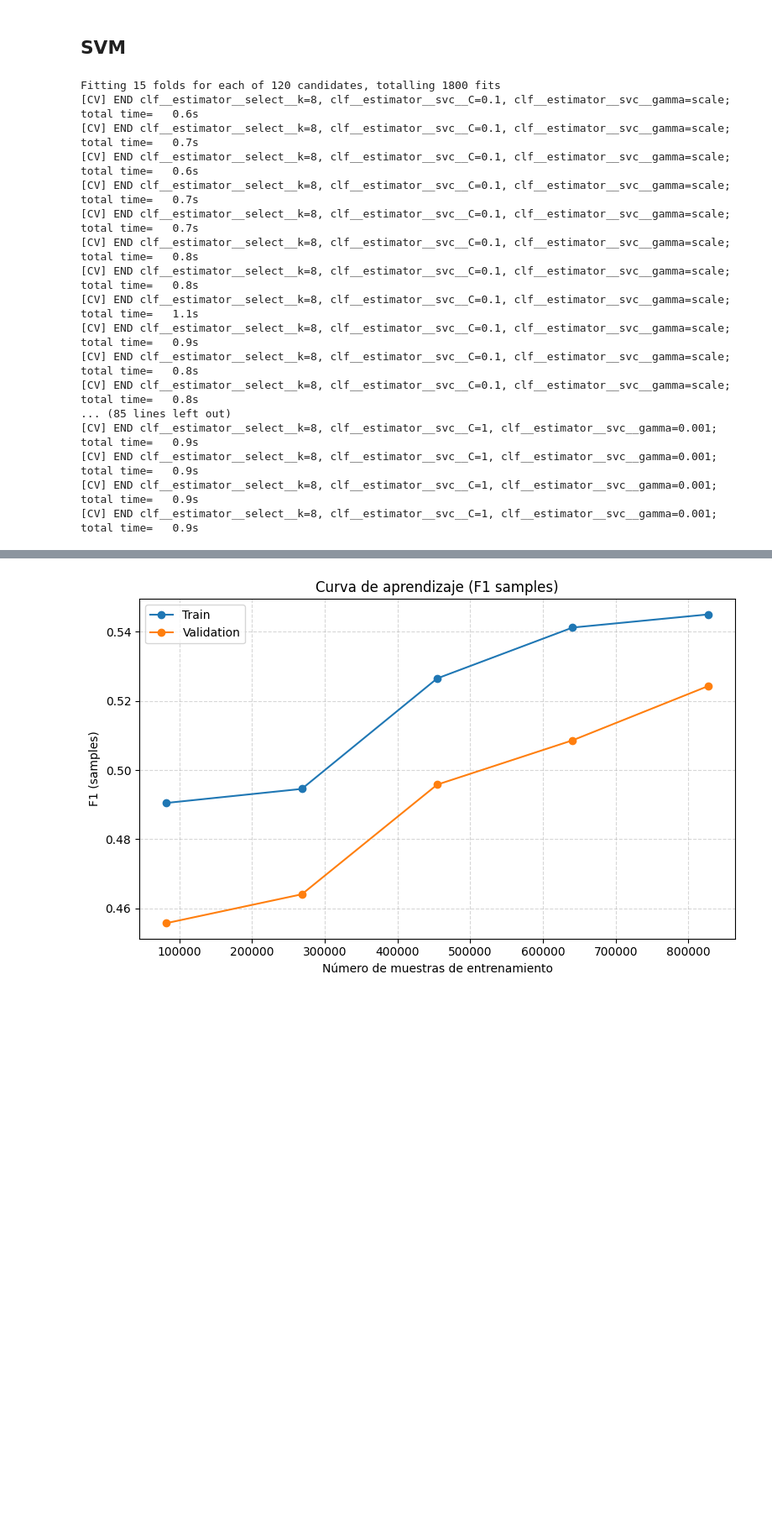
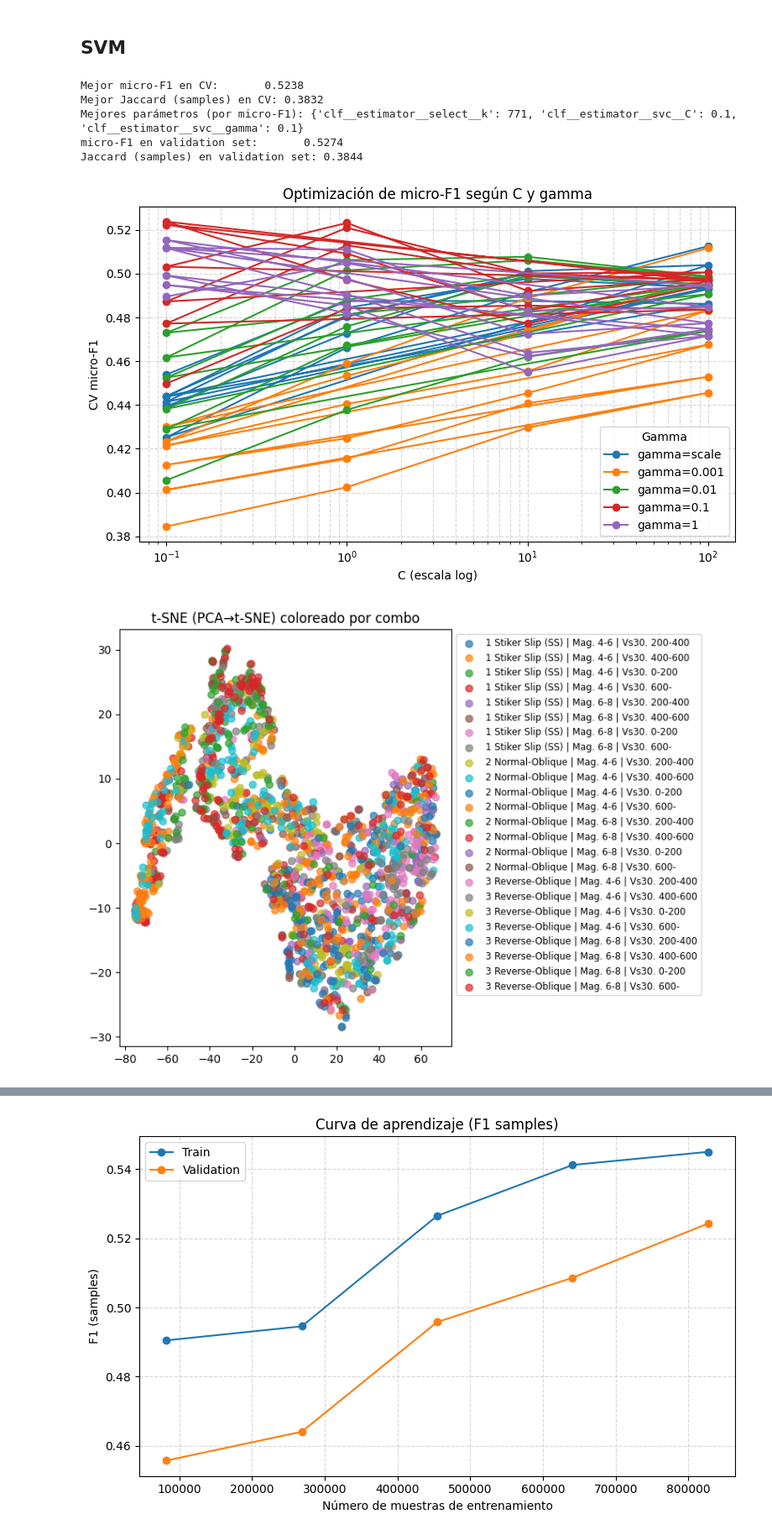
Before and after one commit to bpvacar/proyecto_ml, a Jupyter notebook: SVM.ipynb, the cells around one changed output, grey strips where cells are left out. Shown at 84% size. Cells and saved outputs as stored; diff of their text form; code cells hidden in the pictures; blank space fills up the shorter version.

```diff
--- a/SVM.ipynb
+++ b/SVM.ipynb
@@ -89,7 +89,7 @@ grid = GridSearchCV(
     refit='F1_micro',   # refit con f1 al mejor modelo
     return_train_score=False,
     n_jobs=-1,
-    verbose=2
+    verbose=False
 )
 
 grid.fit(X_train, Y_train)
@@ -177,47 +177,37 @@ emb = TSNE(
 
 plt.figure(figsize=(8, 6))
 for lbl in labels['combo'].unique():
     idx = labels['combo'] == lbl
     plt.scatter(
         emb[idx, 0], emb[idx, 1],
         s=40, alpha=0.7,
         label=lbl
     )
 plt.legend(bbox_to_anchor=(1,1), fontsize='small')
 plt.title('t-SNE (PCA→t-SNE) coloreado por combo')
 plt.tight_layout()
 plt.show()
 
 
 # ——————————————
 # Evaluacion final en TEST
 # ——————————————
 Y_test_pred = best_model.predict(X_test)
 
 # Reporte clasico
 print("\n--- Classification Report on TEST ---")
 print(classification_report(Y_test, Y_test_pred, zero_division=0))
 
 # Metricas globales
 test_f1_micro  = f1_score(Y_test, Y_test_pred, average='micro')
 test_jaccard   = jaccard_score(Y_test, Y_test_pred, average='samples')
 print(f"\nmicro-F1 en TEST:      {test_f1_micro:.4f}")
 print(f"Jaccard (samples) en TEST: {test_jaccard:.4f}")
 # %% [output]
-Fitting 15 folds for each of 120 candidates, totalling 1800 fits
-[CV] END clf__estimator__select__k=8, clf__estimator__svc__C=0.1, clf__estimator__svc__gamma=scale; total time=   0.6s
-[CV] END clf__estimator__select__k=8, clf__estimator__svc__C=0.1, clf__estimator__svc__gamma=scale; total time=   0.7s
-[CV] END clf__estimator__select__k=8, clf__estimator__svc__C=0.1, clf__estimator__svc__gamma=scale; total time=   0.6s
-[CV] END clf__estimator__select__k=8, clf__estimator__svc__C=0.1, clf__estimator__svc__gamma=scale; total time=   0.7s
-[CV] END clf__estimator__select__k=8, clf__estimator__svc__C=0.1, clf__estimator__svc__gamma=scale; total time=   0.7s
-[CV] END clf__estimator__select__k=8, clf__estimator__svc__C=0.1, clf__estimator__svc__gamma=scale; total time=   0.8s
-[CV] END clf__estimator__select__k=8, clf__estimator__svc__C=0.1, clf__estimator__svc__gamma=scale; total time=   0.8s
-[CV] END clf__estimator__select__k=8, clf__estimator__svc__C=0.1, clf__estimator__svc__gamma=scale; total time=   1.1s
-[CV] END clf__estimator__select__k=8, clf__estimator__svc__C=0.1, clf__estimator__svc__gamma=scale; total time=   0.9s
-[CV] END clf__estimator__select__k=8, clf__estimator__svc__C=0.1, clf__estimator__svc__gamma=scale; total time=   0.8s
-[CV] END clf__estimator__select__k=8, clf__estimator__svc__C=0.1, clf__estimator__svc__gamma=scale; total time=   0.8s
-... (85 lines left out)
-[CV] END clf__estimator__select__k=8, clf__estimator__svc__C=1, clf__estimator__svc__gamma=0.001; total time=   0.9s
-[CV] END clf__estimator__select__k=8, clf__estimator__svc__C=1, clf__estimator__svc__gamma=0.001; total time=   0.9s
-[CV] END clf__estimator__select__k=8, clf__estimator__svc__C=1, clf__estimator__svc__gamma=0.001; total time=   0.9s
-[CV] END clf__estimator__select__k=8, clf__estimator__svc__C=1, clf__estimator__svc__gamma=0.001; total time=   0.9s
+Mejor micro-F1 en CV:       0.5238
+Mejor Jaccard (samples) en CV: 0.3832
+Mejores parámetros (por micro-F1): {'clf__estimator__select__k': 771, 'clf__estimator__svc__C': 0.1, 'clf__estimator__svc__gamma': 0.1}
+micro-F1 en validation set:       0.5274
+Jaccard (samples) en validation set: 0.3844
+[figure, added]
+[figure, added]
```
Also changed, not shown: parts of 1 cell of this notebook, 2 other files.
